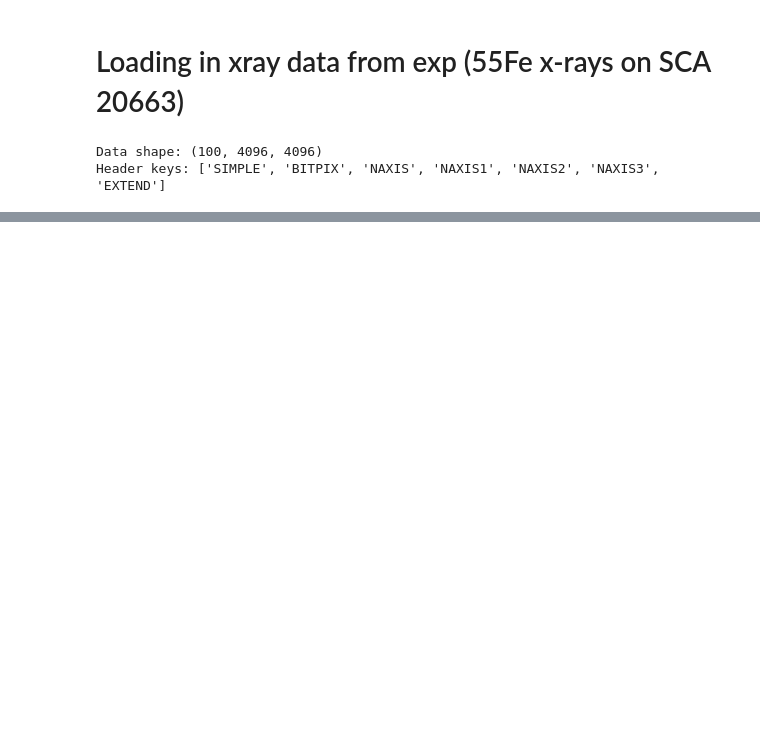
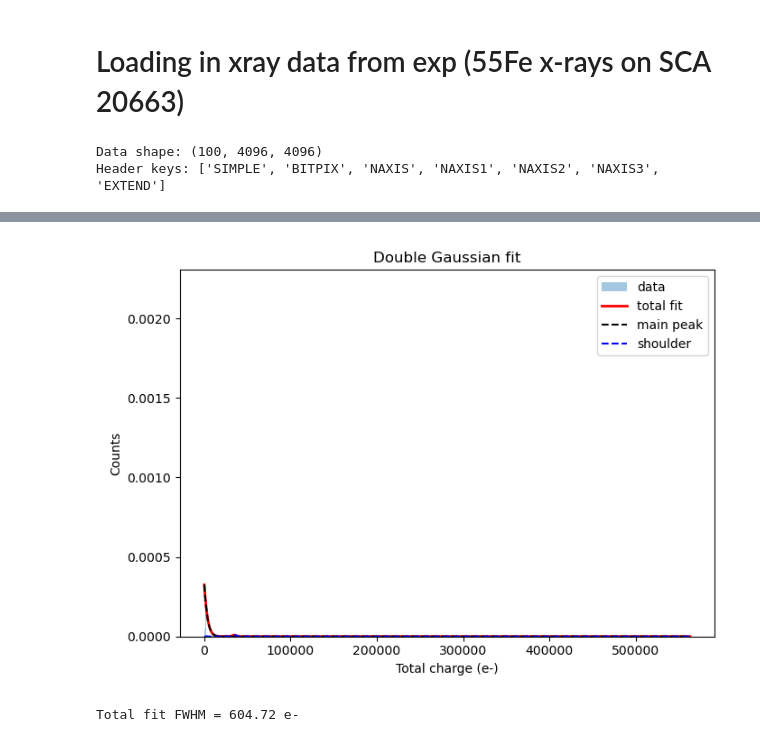
Before and after one commit to aeharbo/GCRsim, a Jupyter notebook: xray_data.ipynb, the cells around one changed output, grey strips where cells are left out. Saved outputs shown, nothing was run; the diff lists cells and outputs as text; code cells hidden in the pictures; blank space fills up the shorter version.

```diff
--- a/xray_data.ipynb
+++ b/xray_data.ipynb
@@ -554,3 +532,74 @@ print(hits_from_frame)
+# %%
+def double_gauss(x, A1, μ1, σ1, A2, μ2, σ2):
+    g1 = A1 * np.exp(-0.5*((x-μ1)/σ1)**2)
+    g2 = A2 * np.exp(-0.5*((x-μ2)/σ2)**2)
+    return g1 + g2
+
+# histogram
+counts, edges = np.histogram(fp_data, bins=5000, density = True)
+centers = 0.5*(edges[:-1]+edges[1:])
+
+# initial guesses: main peak near mean, shoulder offset to the right
+p0 = [
+  counts.max(), fp_data.mean(), fp_data.std(),
+  counts.max()/4, fp_data.mean()+2*fp_data.std(), fp_data.std()
+]
+
+popt, _ = opt.curve_fit(double_gauss, centers, counts, p0=p0,
+                        bounds=([0,-np.inf,0,  0,-np.inf,0],
+                                [np.inf,np.inf,np.inf, np.inf,np.inf,np.inf]))
+# extract main‐peak σ and FWHM
+σ_main = abs(popt[2])
+fwhm_main = 2*np.sqrt(2*np.log(2))*σ_main
+
+# plot
+x = np.linspace(edges[0], edges[-1], 5000)
+plt.figure(figsize=(7,5))
+plt.hist(fp_data, bins=5000, density = True, alpha=0.4, label="data")
+plt.plot(x, double_gauss(x,*popt), 'r-', lw=2, label="total fit")
+# overlay individual components
+plt.plot(x, popt[0]*np.exp(-0.5*((x-popt[1])/popt[2])**2),
+         'k--', label="main peak")
+plt.plot(x, popt[3]*np.exp(-0.5*((x-popt[4])/popt[5])**2),
+         'b--', label="shoulder")
+plt.legend()
+plt.xlabel('Total charge (e-)')
+plt.ylabel('Counts')
+plt.title("Double Gaussian fit")
+plt.tight_layout()
+plt.show()
+
+
+# 1) Build a fine x-grid and evaluate the total fit
+x_fit = np.linspace(edges[0], edges[-1], 5000)
+y_fit = double_gauss(x_fit, *popt)
+
+# 2) Compute half‐max
+y_max  = y_fit.max()
+y_half = y_max / 2.0
+
+# 3) Find index of the peak
+idx_peak = np.argmax(y_fit)
+
+# 4) March left from the peak until we drop below half‐max
+i = idx_peak
+while i > 0 and y_fit[i] > y_half:
+    i -= 1
+# linear interp between (i, i+1) to find exact crossing
+x_left = x_fit[i] + (y_half - y_fit[i]) * (x_fit[i+1] - x_fit[i]) / (y_fit[i+1] - y_fit[i])
+
+# 5) March right from the peak until we drop below half‐max
+j = idx_peak
+while j < len(y_fit)-1 and y_fit[j] > y_half:
+    j += 1
+x_right = x_fit[j-1] + (y_half - y_fit[j-1]) * (x_fit[j] - x_fit[j-1]) / (y_fit[j] - y_fit[j-1])
+
+# 6) Compute total FWHM
+fwhm_total = x_right - x_left
+print(f"Total fit FWHM = {fwhm_total:.2f} e-")
+# %% [output]
+[figure, new version]
+Total fit FWHM = 604.72 e-
 # %%
 df_unique = df.drop_duplicates(subset=['frame','fp_label'])
 
```
Also changed, not shown: parts of 19 cells of this notebook.
